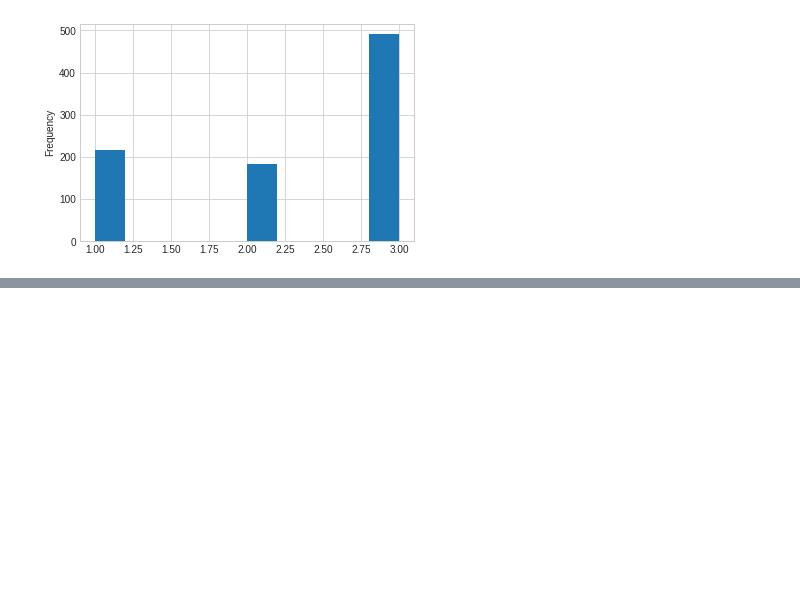
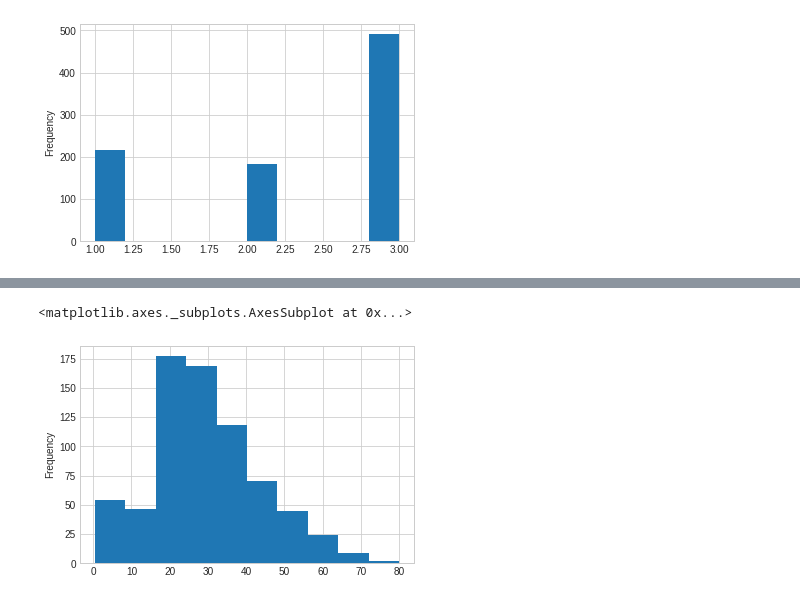
Before and after one commit to AutuanLiu/MDeepLearn, a Jupyter notebook: Kaggle/Titanic.ipynb, the cells around one changed output, grey strips where cells are left out. Saved outputs shown, nothing was run; the diff lists cells and outputs as text; code cells hidden in the pictures; blank space fills up the shorter version.

```diff
--- a/Kaggle/Titanic.ipynb
+++ b/Kaggle/Titanic.ipynb
@@ -60,0 +126,5 @@ public_train_data['Pclass'].plot(kind='hist')
+# %%
+public_train_data['Age'].plot(kind='hist')
+# %% [output]
+<matplotlib.axes._subplots.AxesSubplot at 0x...>
+[figure, added]
```
Also changed, not shown: parts of 8 cells of this notebook.
